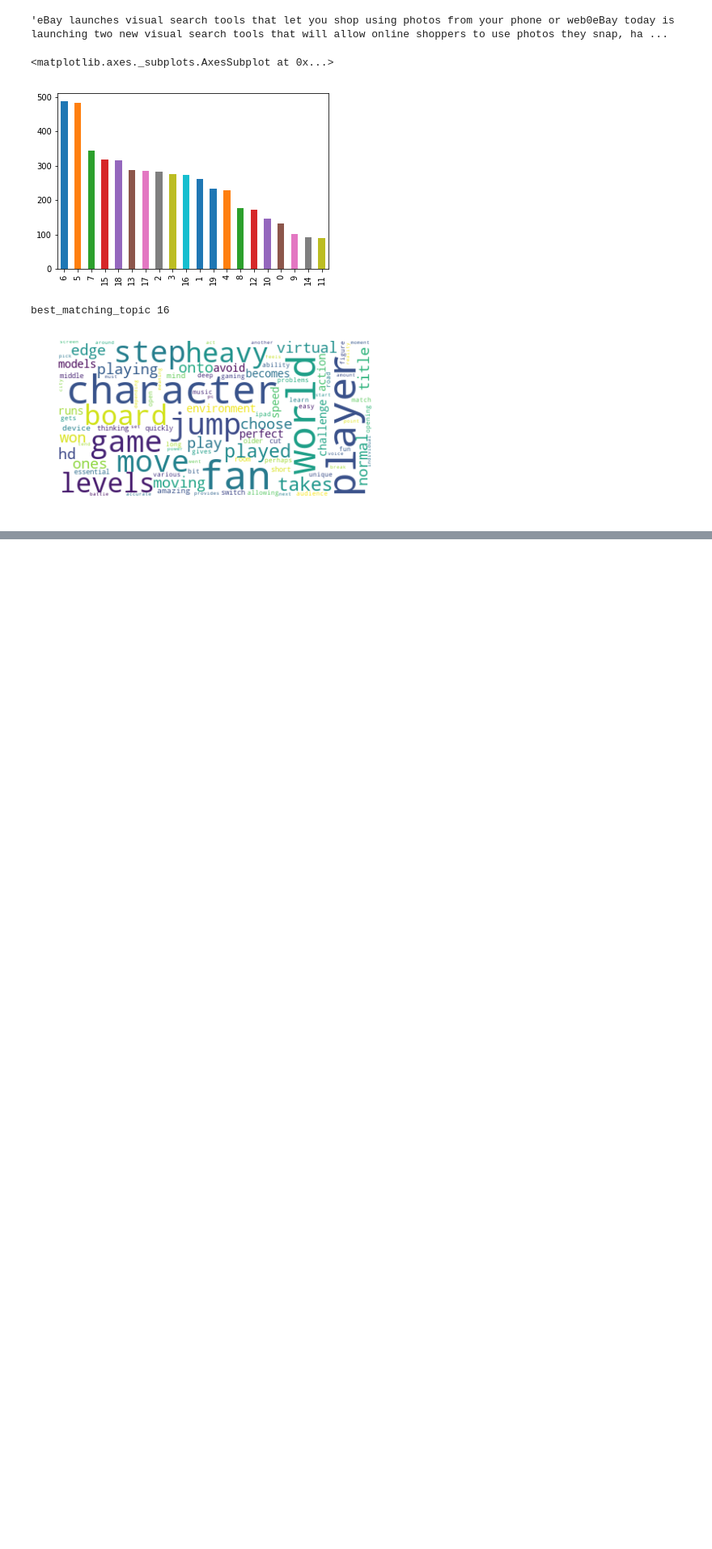
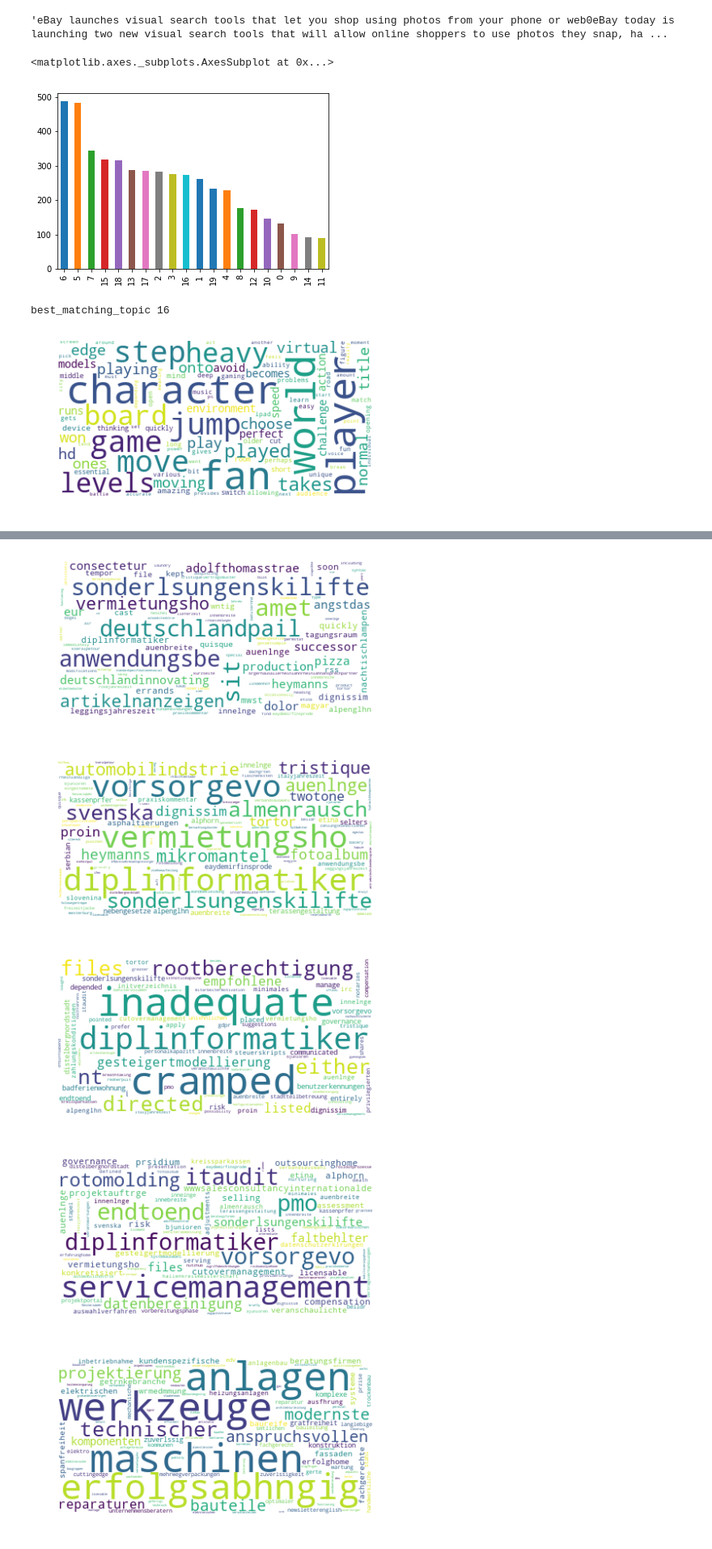
Before and after one commit to davidlenz/pvtm, a Jupyter notebook: SANITY_TEST.ipynb, the cells around one changed output, grey strips where cells are left out. Shown at 81% size. Drawn from its saved outputs; the diff is of its cells as text; code cells hidden in the pictures; blank space fills up the shorter version.

```diff
--- a/SANITY_TEST.ipynb
+++ b/SANITY_TEST.ipynb
@@ -131,0 +140,2 @@ ppv.wordcloud_by_topic(1)
+# %%
+p = pvtm.PVTM(s.text.values, lemmatized=True, min_df=0.005, language="de")
@@ -131,0 +157,9 @@ ppv.wordcloud_by_topic(1)
+# %%
+for i in range(10):
+    p.wordcloud_by_topic(i)
+# %% [output]
+[figure, added]
+[figure, added]
+[figure, added]
+[figure, added]
+[figure, added]
```
Also changed, not shown: parts of 12 cells of this notebook.
